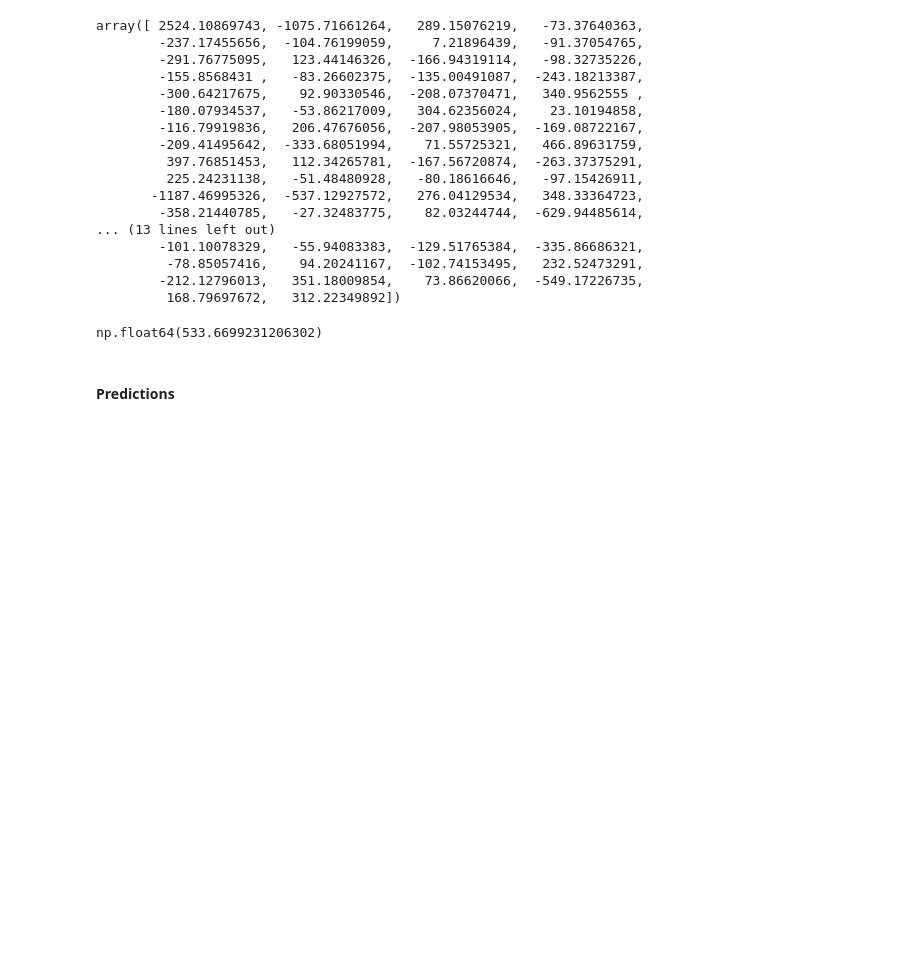
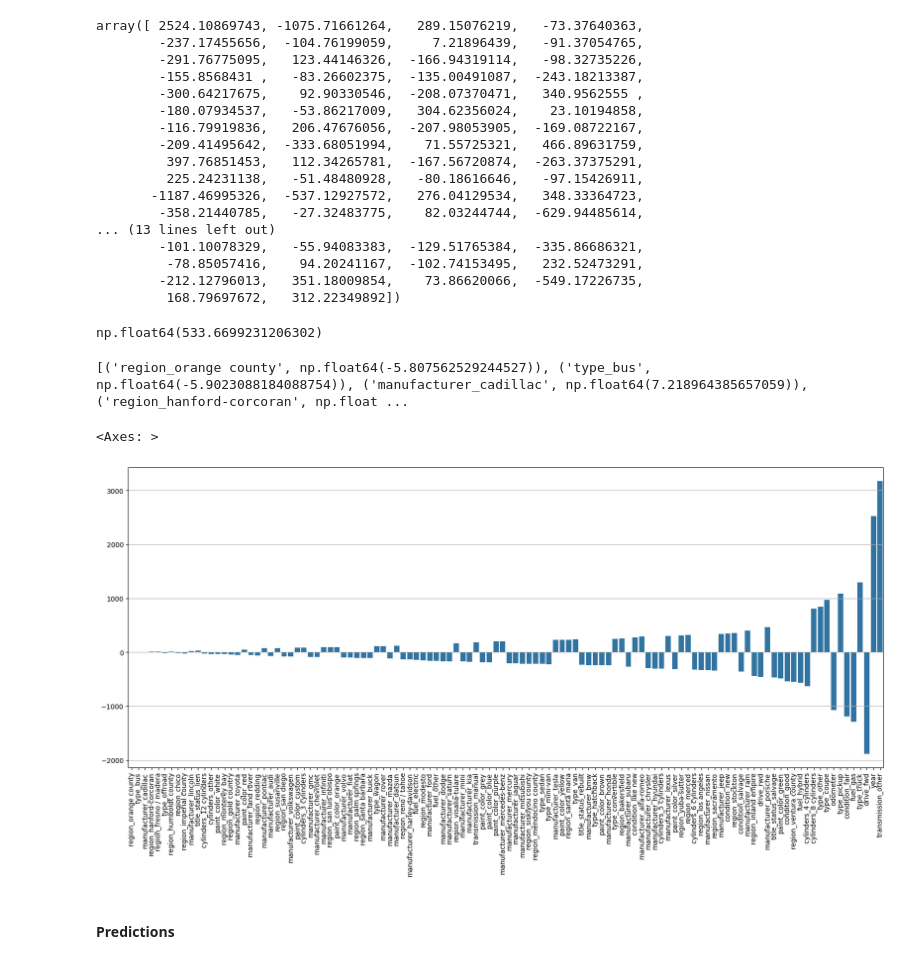
Before and after one commit to Naknak360/used_car_recommender, a Jupyter notebook: prompt_II.ipynb, the cells around one changed output. Drawn from its saved outputs; the diff is of its cells as text; code cells hidden in the pictures; blank space fills up the shorter version.

```diff
--- a/prompt_II.ipynb
+++ b/prompt_II.ipynb
@@ -533,6 +544,21 @@ array([ 2524.10869743, -1075.71661264,   289.15076219,   -73.37640363,
 grid_search_ridge.best_params_['ridge__alpha']
 # %% [output]
 np.float64(533.6699231206302)
+# %%
+pairs = list(zip(X.columns.to_list(), grid_search_ridge.best_estimator_.named_steps['ridge'].coef_))
+pairs.sort(key=lambda pair: abs(pair[1]))
+print(pairs)
+# %% [output]
+[('region_orange county', np.float64(-5.807562529244527)), ('type_bus', np.float64(-5.9023088184088754)), ('manufacturer_cadillac', np.float64(7.218964385657059)), ('region_hanford-corcoran', np.float ...
+# %%
+plt.figure(figsize=(20, 8))
+plt.xticks(rotation=90)
+plt.grid(True)
+x_values, y_values = zip(*pairs)
+sns.barplot(x=x_values, y=y_values)
+# %% [output]
+<Axes: >
+[figure, added]
 # %% [markdown]
 #### Predictions
 # %%
```
Also changed, not shown: parts of 10 cells of this notebook, 1 other file.
